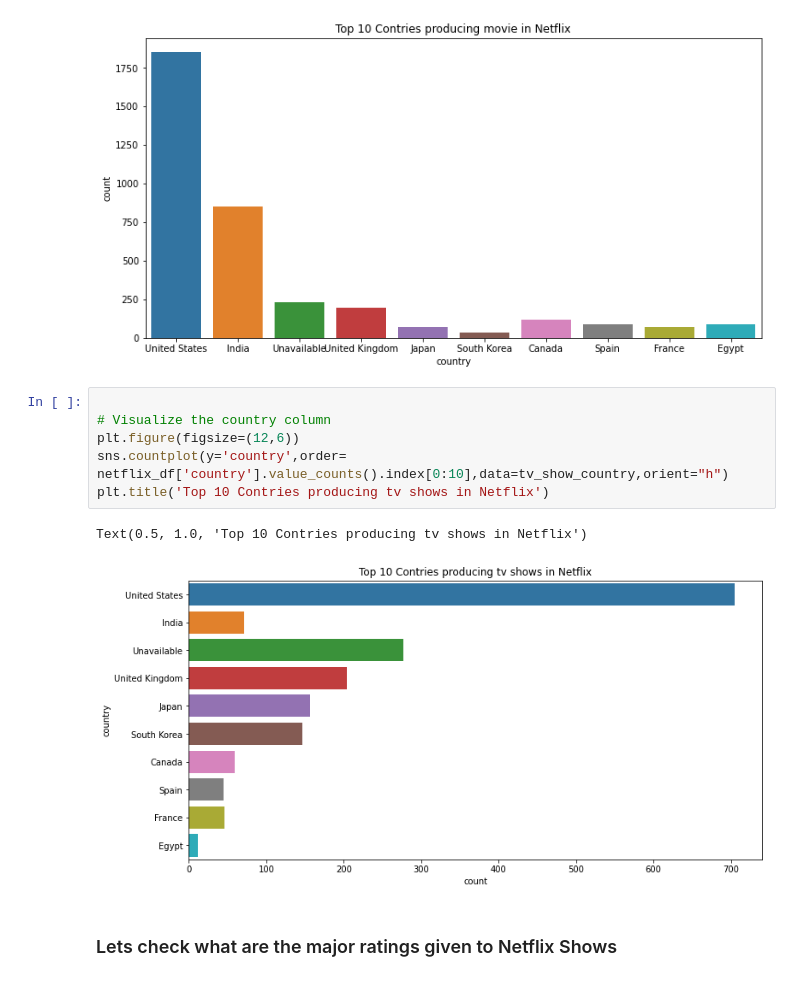
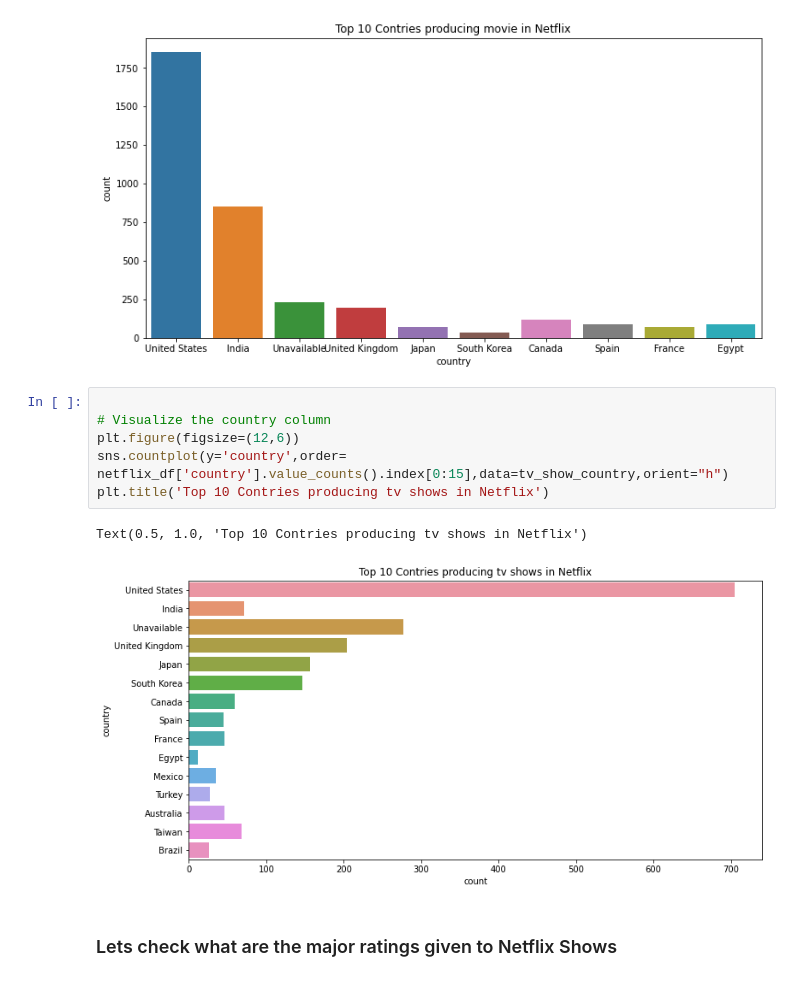
Before and after one commit to spradeepgit/NETFLIX-MOVIES-AND-TV-SHOWS-CLUSTERING, a Jupyter notebook: NETFLIX_MOVIES_AND_TV_SHOWS_CLUSTERING.ipynb, the cells around one changed output. Drawn from its saved outputs; the diff is of its cells as text.

```diff
--- a/NETFLIX_MOVIES_AND_TV_SHOWS_CLUSTERING.ipynb
+++ b/NETFLIX_MOVIES_AND_TV_SHOWS_CLUSTERING.ipynb
@@ -238,12 +234,12 @@ Text(0.5, 1.0, 'Top 10 Contries producing movie in Netflix')
 # %%
 
 # Visualize the country column
 plt.figure(figsize=(12,6))
-sns.countplot(y='country',order= netflix_df['country'].value_counts().index[0:10],data=tv_show_country,orient="h")
+sns.countplot(y='country',order= netflix_df['country'].value_counts().index[0:15],data=tv_show_country,orient="h")
 plt.title('Top 10 Contries producing tv shows in Netflix')
 # %% [output]
 Text(0.5, 1.0, 'Top 10 Contries producing tv shows in Netflix')
-[figure, old version]
+[figure, new version]
 # %% [markdown]
 ### Lets check what are the major ratings given to Netflix Shows
 # %%
```
Also changed, not shown: parts of 13 cells of this notebook.
